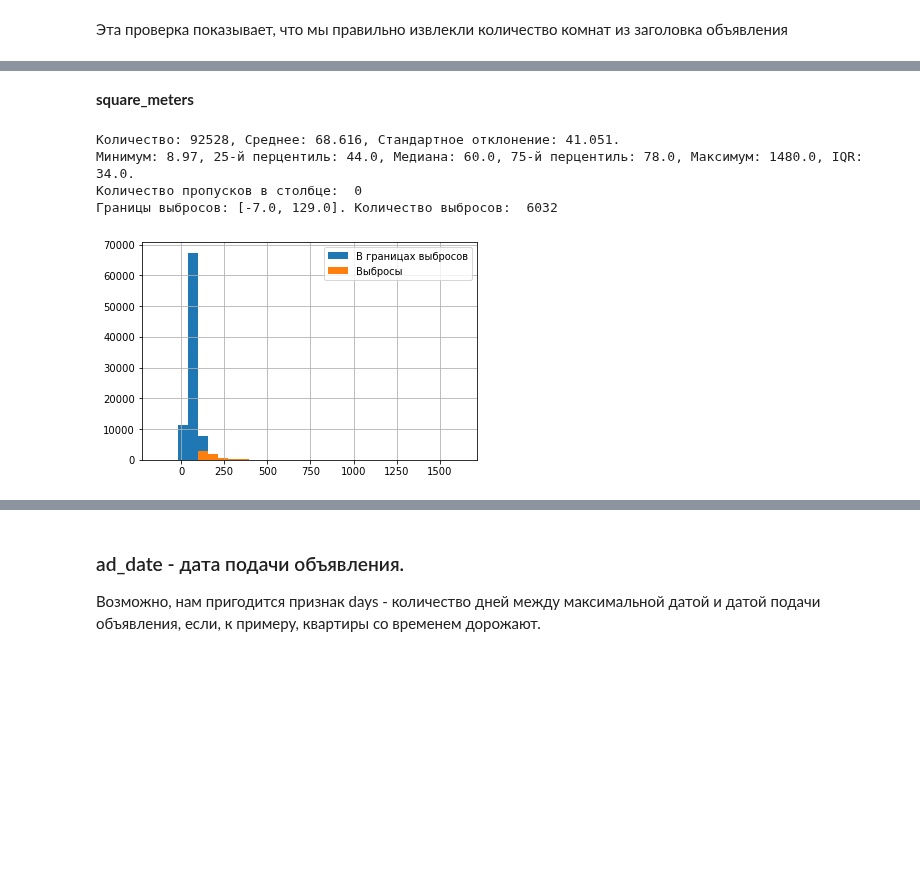
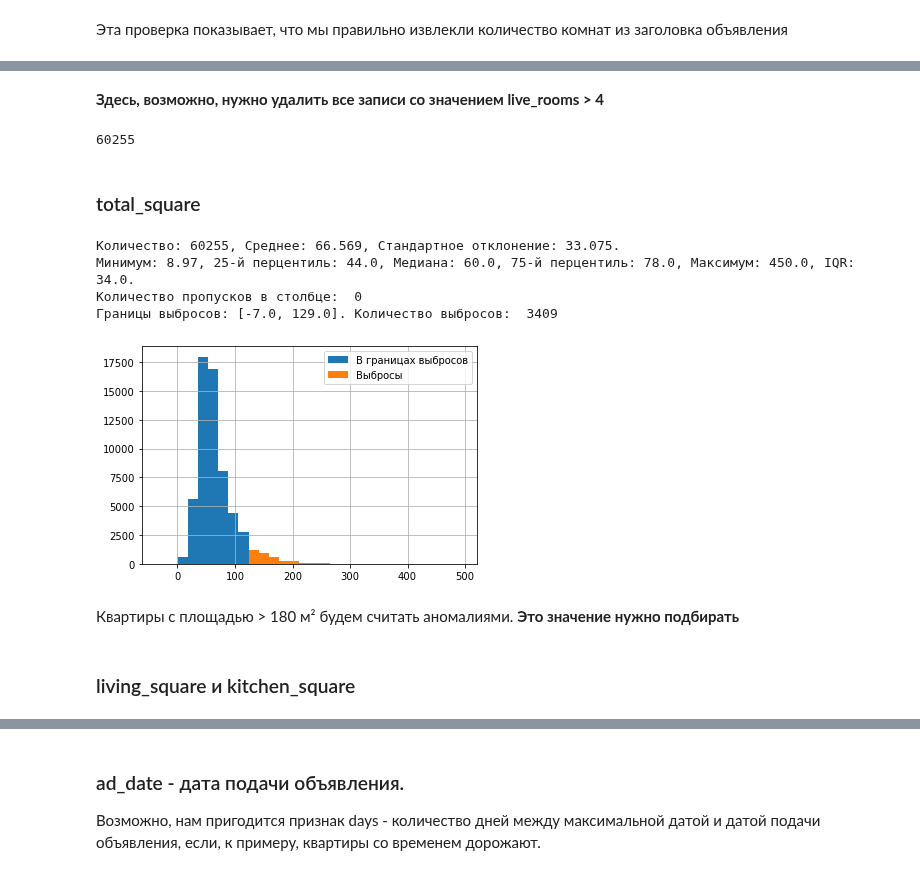
Before and after one commit to greg-kan/mlda, a Jupyter notebook: portfolio/flat_price_prediction/flat_price_prediction.ipynb, the cells around one changed output, grey strips where cells are left out. Saved outputs shown, nothing was run; the diff lists cells and outputs as text; code cells hidden in the pictures; blank space fills up the shorter version.

```diff
--- a/portfolio/flat_price_prediction/flat_price_prediction.ipynb
+++ b/portfolio/flat_price_prediction/flat_price_prediction.ipynb
@@ -256,0 +306,3 @@ df.drop(['live_rooms1'], axis=1, inplace=True)
+# %%
+df.drop_duplicates(subset=valuable_columns, inplace=True, keep='last', ignore_index=True)
+len(df)
@@ -257,3 +336,5 @@ df.drop(['live_rooms1'], axis=1, inplace=True)
+# %%
+df.drop(df[df.live_rooms > 8].index, inplace=True)
 # %%
 utils.analyse_numeric(df, 'live_rooms')
 # %% [output]
@@ -265,12 +346,20 @@ utils.analyse_numeric(df, 'live_rooms')
+# %% [markdown]
+**Здесь, возможно, нужно удалить все записи со значением live_rooms > 4**
+# %%
+df.drop(df[df.live_rooms > 4].index, inplace=True)
+# %%
+len(df)
+# %% [output]
+60255
 # %% [markdown]
-**square_meters**
+### total_square
-# %%
-df['square_meters'] = df.title.apply(lambda x: extract_square(x))
 # %%
-utils.analyse_numeric(df, 'square_meters')
+utils.analyse_numeric(df, 'total_square')
 # %% [output]
-Количество: 92528, Среднее: 68.616, Стандартное отклонение: 41.051.
-Минимум: 8.97, 25-й перцентиль: 44.0, Медиана: 60.0, 75-й перцентиль: 78.0, Максимум: 1480.0, IQR: 34.0.
+Количество: 60255, Среднее: 66.569, Стандартное отклонение: 33.075.
+Минимум: 8.97, 25-й перцентиль: 44.0, Медиана: 60.0, 75-й перцентиль: 78.0, Максимум: 450.0, IQR: 34.0.
 Количество пропусков в столбце:  0
-Границы выбросов: [-7.0, 129.0]. Количество выбросов:  6032
+Границы выбросов: [-7.0, 129.0]. Количество выбросов:  3409
-[figure, old version]
+[figure, new version]
+# %% [markdown]
+Квартиры с площадью > 180 м² будем считать аномалиями. **Это значение нужно подбирать**
@@ -276,0 +368,2 @@ utils.analyse_numeric(df, 'square_meters')
+# %% [markdown]
+### living_square и kitchen_square
```
Also changed, not shown: parts of 221 cells of this notebook, 3 other files.
